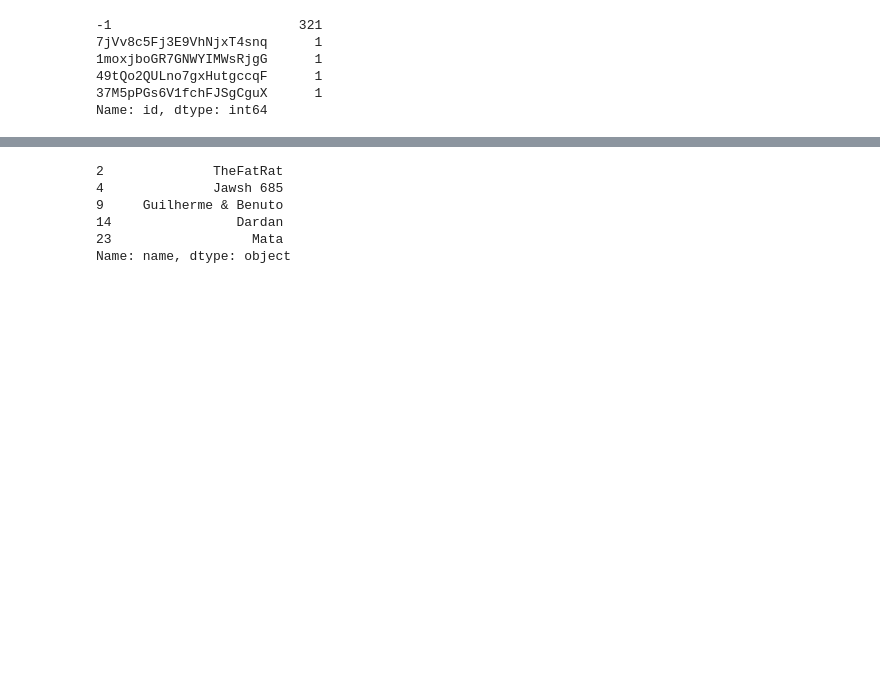
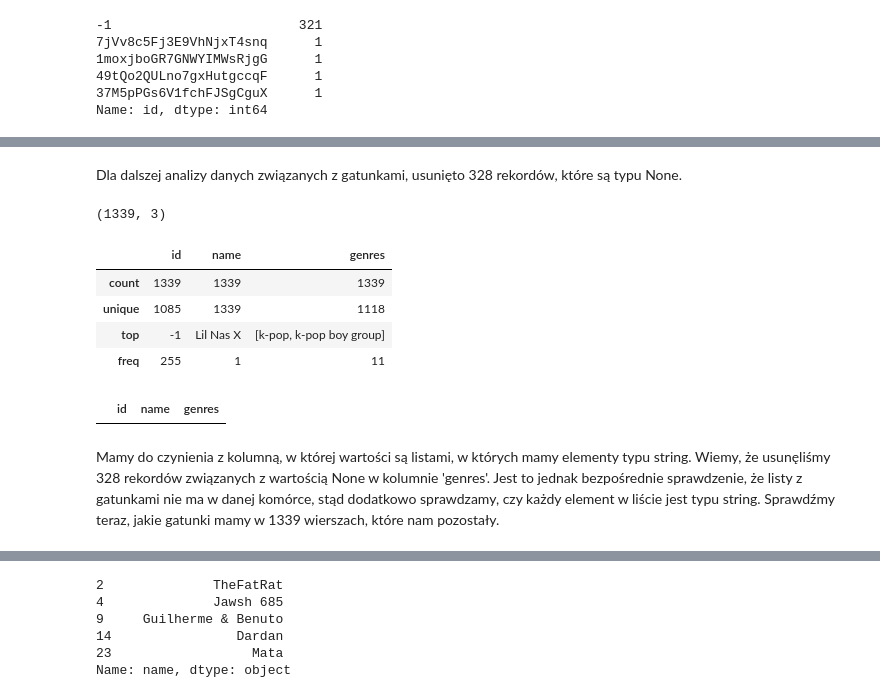
Before and after one commit to zxcvwrs/spotify-songs-ML, a Jupyter notebook: analiza_danych.ipynb, the cells around one changed output, grey strips where cells are left out. Drawn from its saved outputs; the diff is of its cells as text; code cells hidden in the pictures; blank space fills up the shorter version.

Commit message:
Data analysis on artist dataset, missing plots

```diff
--- a/analiza_danych.ipynb
+++ b/analiza_danych.ipynb
@@ -184,0 +223,16 @@ Name: id, dtype: int64
+# %% [markdown]
+Dla dalszej analizy danych związanych z gatunkami, usunięto 328 rekordów, które są typu None.
+# %%
+artists_df_genres = artists_df[~artists_df['genres'].isna()]
+# %%
+artists_df_genres.shape
+# %% [output]
+(1339, 3)
+# %%
+artists_df_genres.describe()
+# %% [output]
+|  | id | name | genres |
+| count | 1339 | 1339 | 1339 |
+| unique | 1085 | 1339 | 1118 |
+| top | -1 | Lil Nas X | [k-pop, k-pop boy group] |
+| freq | 255 | 1 | 11 |
@@ -184,0 +251,7 @@ Name: id, dtype: int64
+# %%
+artists_df_genres[artists_df_genres['genres'].apply(check_list)]
+# %% [output]
+|  | id | name | genres |
+# %% [markdown]
+Mamy do czynienia z kolumną, w której wartości są listami, w których mamy elementy typu string. Wiemy, że usunęliśmy 328 rekordów związanych z wartością None w kolumnie 'genres'. Jest to jednak bezpośrednie sprawdzenie, że listy z gatunkami nie ma w danej komórce, stąd dodatkowo sprawdzamy, czy każdy element w liście jest typu string.
+Sprawdźmy teraz, jakie gatunki mamy w 1339 wierszach, które nam pozostały.
```
Also changed, not shown: parts of 17 cells of this notebook.
